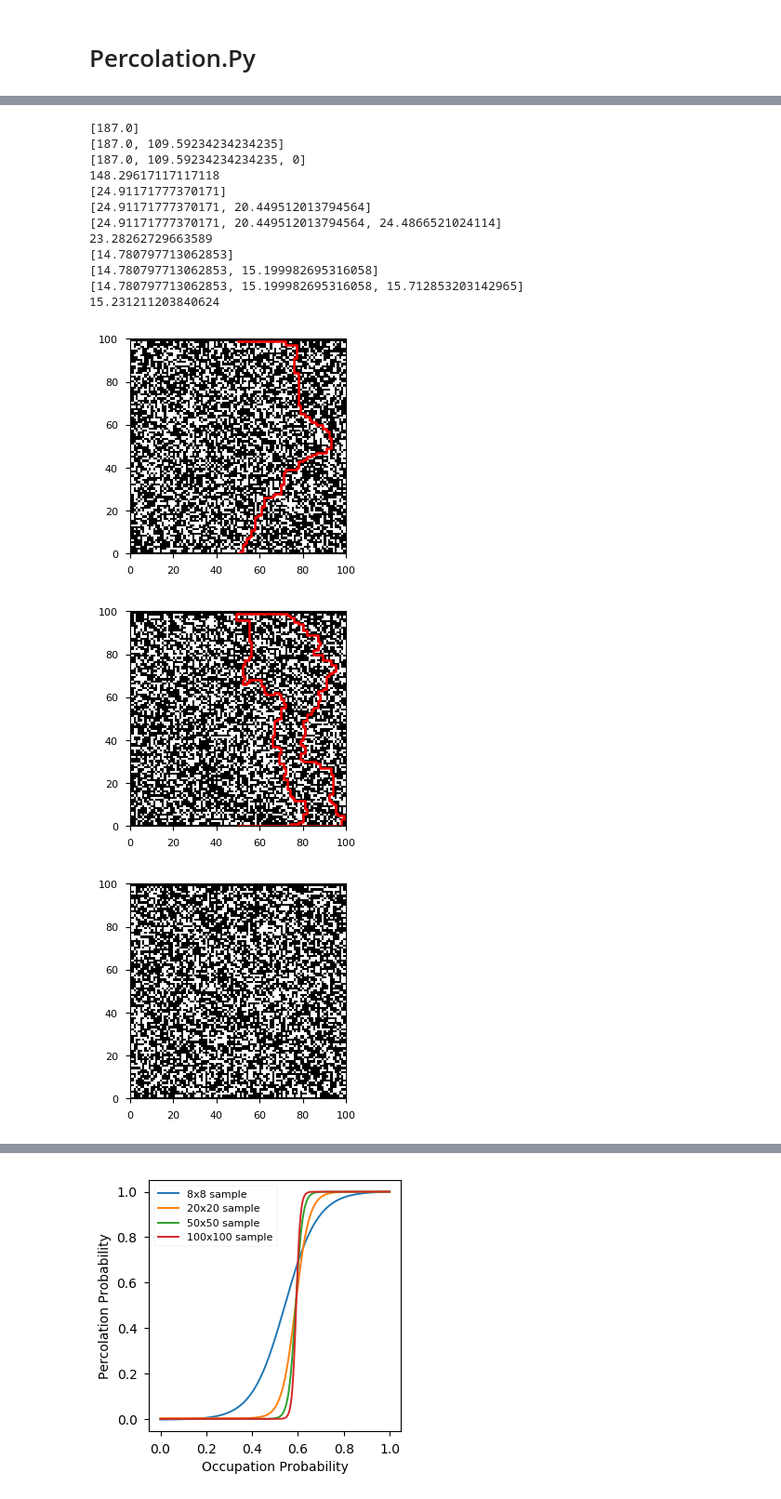
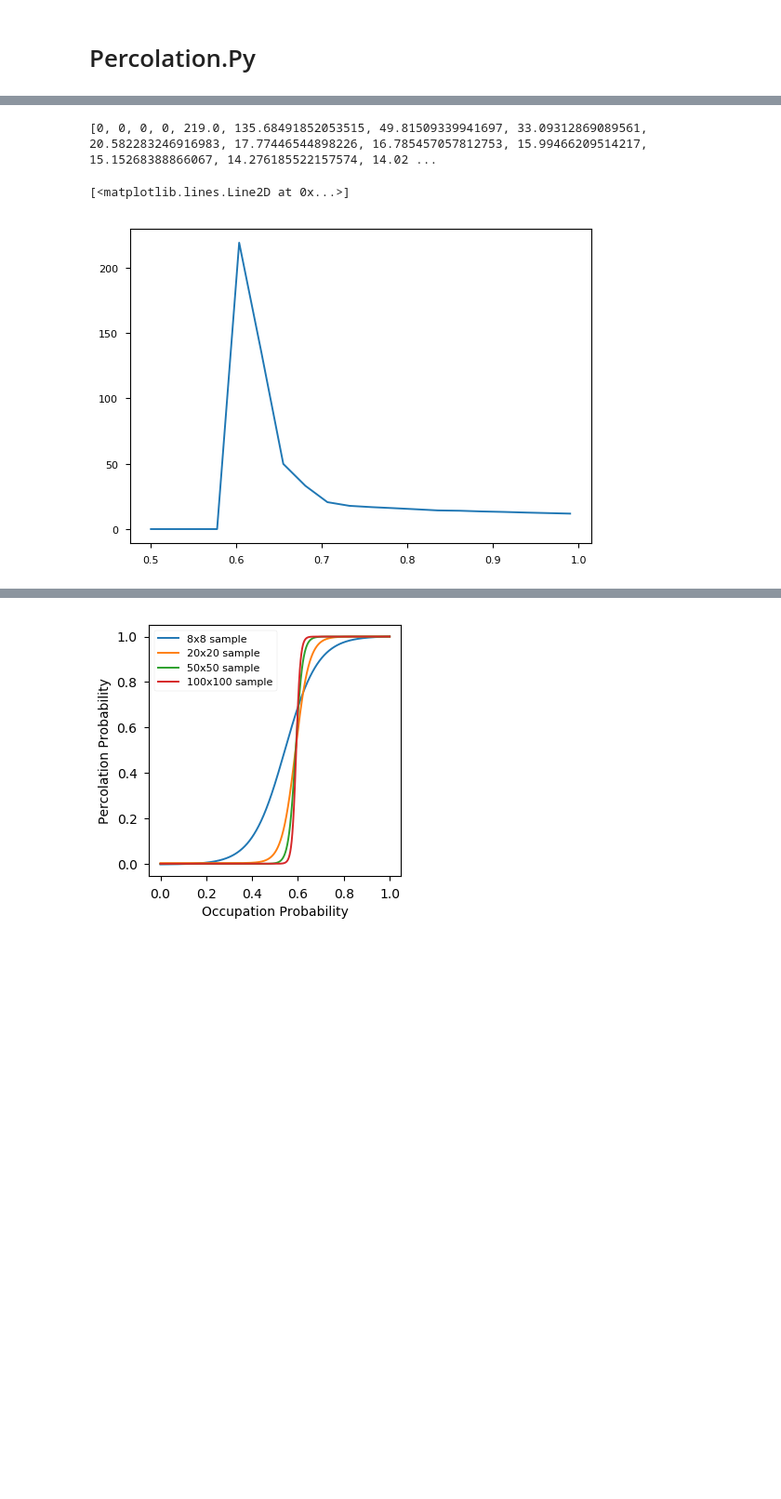
Before and after one commit to prabowobagas/Jupyter-Notebook-Thesis, a Jupyter notebook: Weekly Journal.ipynb, the cells around one changed output, grey strips where cells are left out. Shown: that part at 93% size. Cells and saved outputs as stored; diff of their text form; code cells hidden in the pictures; blank space fills up the shorter version.

```diff
--- a/Weekly Journal.ipynb
+++ b/Weekly Journal.ipynb
@@ -638,9 +638,9 @@ def shortest10_paths(width, height, occupation_probability):
     sample = GenerateGrid(width, height, occupation_probability)
     sample.GenerateWall()
 
-    fig1, ax1 = plt.subplots(1)
-    cmap = cm.colors.ListedColormap(['white','black'])
-    ax1.pcolor(sample.grid, cmap=cmap)
+    #fig1, ax1 = plt.subplots(1)
+    #cmap = cm.colors.ListedColormap(['white','black'])
+    # ax1.pcolor(sample.grid, cmap=cmap)
 
 
     path_sum = []   #list for path sum array
@@ -653,10 +653,11 @@ def shortest10_paths(width, height, occupation_probability):
                 if coordinate [1] != 0:
                     sample.wall.append(coordinate)
                     sample.grid[int(coordinate[1]), int(coordinate[0])] = 0
-        ax1.plot(*zip(*path), color='red', linewidth=1.80)
+        #ax1.plot(*zip(*path), color='red', linewidth=1.80)
 
         if path_flag is True:
             path_sum.append(cost_so_far[goal])
+
     if not path_sum:
         sample_resistance = 0
     else:
@@ -669,19 +670,31 @@ def shortest10_paths(width, height, occupation_probability):
 width =  100      #Keep sample even. If odd, change the start/goal coordinate starting coordinate
 height = 100
 resistance_array = []
-for occupy in [0.6, 0.7, 0.8]:        # if no paths, resistance is set to 0
+occupy_range = np.linspace(0.5,0.99, num = 20)
+
+f = IntProgress(min=0, max=len(occupy_range), description = 'Progress:')
+display(f)
+progress = 0
+
+for occupy in occupy_range:        # if no paths, resistance is set to 0
     occupation_probability = occupy
     sample_resistance = []
     for sample in range(0,3):     # For every sample, calculate 3 times
         resistance = shortest10_paths(width, height, occupation_probability)
         sample_resistance.append(resistance)
-        print(sample_resistance)
     sample_resistance = [x for x in sample_resistance if x != 0]
-    average_resistance = np.average(sample_resistance)
-    print(average_resistance)
-    resistance_array.append(average_resistance)
+    if sum(sample_resistance) == 0:
+        resistance_array.append(0)
+    else:
+        average_resistance = np.average(sample_resistance)
+        resistance_array.append(average_resistance)
+    progress += 1
+    f.value = progress
 
-ax1.tick_params(axis = 'both', which = 'major', labelsize = 10)
+print(resistance_array)
+#ax1.tick_params(axis = 'both', which = 'major', labelsize = 10)
+
+plt.plot(occupy_range,resistance_array)
 
 # Note that there are precision issue. nanmean is f4 precision.
 # plt.savefig('Figures\\pc-06.pdf', format='pdf', dpi=1000)
@@ -689,15 +703,3 @@ ax1.tick_params(axis = 'both', which = 'major', labelsize = 10)
-[187.0]
-[187.0, 109.59234234234235]
-[187.0, 109.59234234234235, 0]
-148.29617117117118
-[24.91171777370171]
-[24.91171777370171, 20.449512013794564]
-[24.91171777370171, 20.449512013794564, 24.4866521024114]
-23.28262729663589
-[14.780797713062853]
-[14.780797713062853, 15.199982695316058]
-[14.780797713062853, 15.199982695316058, 15.712853203142965]
-15.231211203840624
+[0, 0, 0, 0, 219.0, 135.68491852053515, 49.81509339941697, 33.09312869089561, 20.582283246916983, 17.77446544898226, 16.785457057812753, 15.99466209514217, 15.15268388866067, 14.276185522157574, 14.02 ...
+[<matplotlib.lines.Line2D at 0x...>]
-[figure, old version]
+[figure, new version]
-[figure, removed]
-[figure, removed]
```
Also changed, not shown: parts of 6 cells of this notebook.
